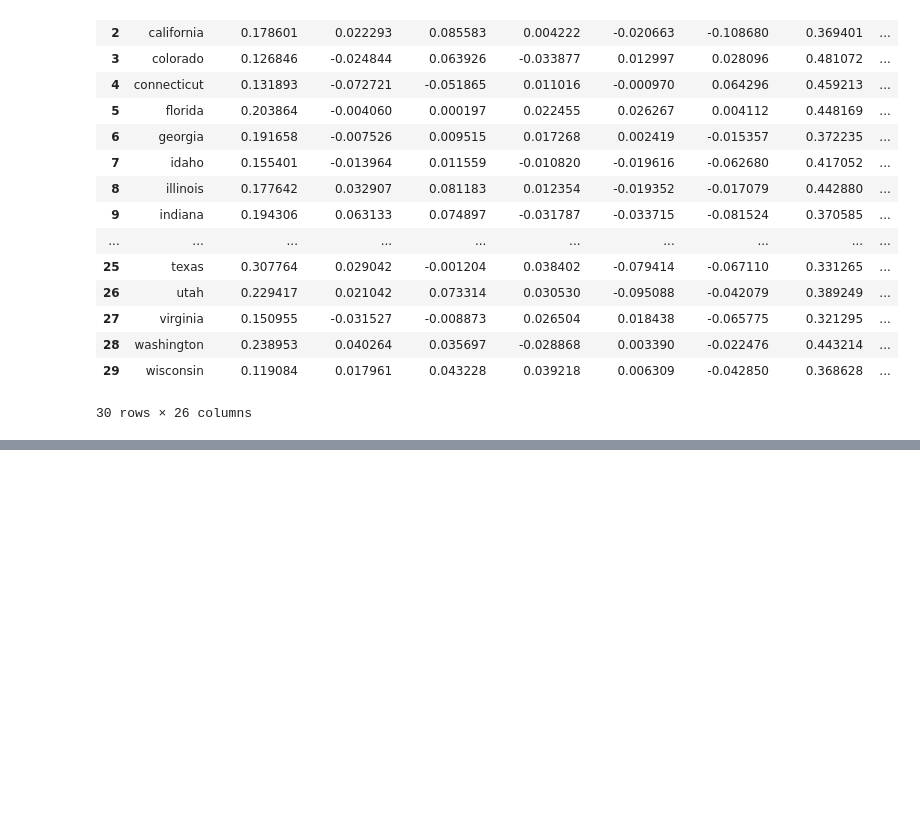
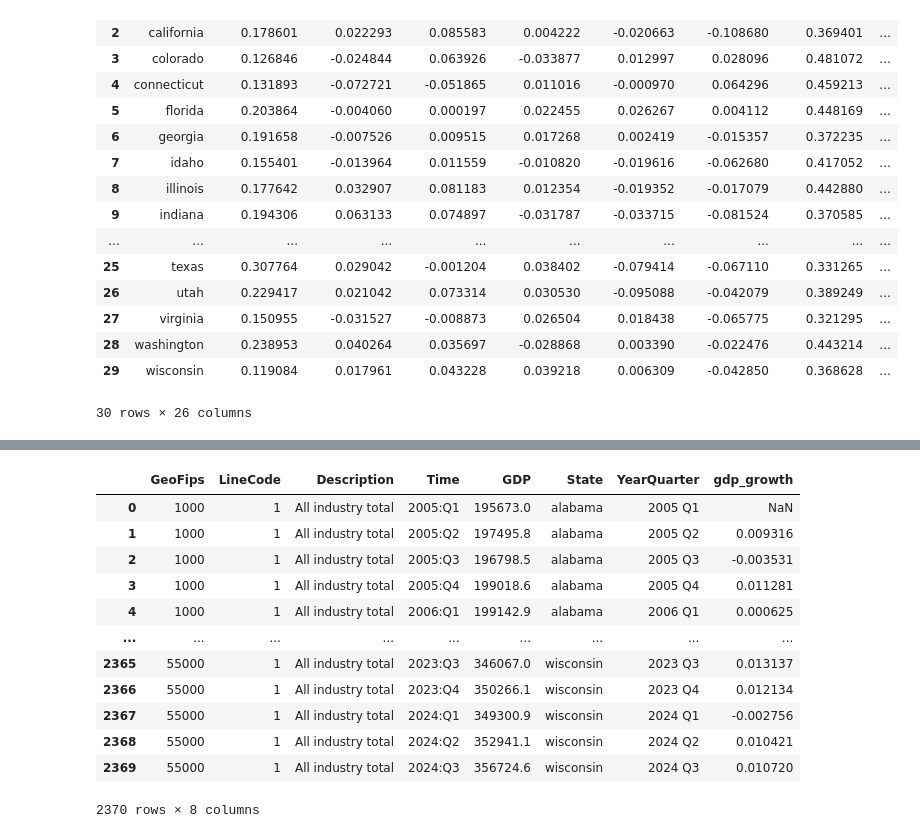
Before and after one commit to DMChakrabarti013/macro_matrics, a Jupyter notebook: syntethic_control_supervised.ipynb, the cells around one changed output, grey strips where cells are left out. Saved outputs shown, nothing was run; the diff lists cells and outputs as text; code cells hidden in the pictures; blank space fills up the shorter version.

```diff
--- a/syntethic_control_supervised.ipynb
+++ b/syntethic_control_supervised.ipynb
@@ -145,0 +174,16 @@ combined_dynamics_df_filtered
+# %%
+gdp_growth_df
+# %% [output]
+|  | GeoFips | LineCode | Description | Time | GDP | State | YearQuarter | gdp_growth |
+| 0 | 1000 | 1 | All industry total | 2005:Q1 | 195673.0 | alabama | 2005 Q1 | NaN |
+| 1 | 1000 | 1 | All industry total | 2005:Q2 | 197495.8 | alabama | 2005 Q2 | 0.009316 |
+| 2 | 1000 | 1 | All industry total | 2005:Q3 | 196798.5 | alabama | 2005 Q3 | -0.003531 |
+| 3 | 1000 | 1 | All industry total | 2005:Q4 | 199018.6 | alabama | 2005 Q4 | 0.011281 |
+| 4 | 1000 | 1 | All industry total | 2006:Q1 | 199142.9 | alabama | 2006 Q1 | 0.000625 |
+| ... | ... | ... | ... | ... | ... | ... | ... | ... |
+| 2365 | 55000 | 1 | All industry total | 2023:Q3 | 346067.0 | wisconsin | 2023 Q3 | 0.013137 |
+| 2366 | 55000 | 1 | All industry total | 2023:Q4 | 350266.1 | wisconsin | 2023 Q4 | 0.012134 |
+| 2367 | 55000 | 1 | All industry total | 2024:Q1 | 349300.9 | wisconsin | 2024 Q1 | -0.002756 |
+| 2368 | 55000 | 1 | All industry total | 2024:Q2 | 352941.1 | wisconsin | 2024 Q2 | 0.010421 |
+| 2369 | 55000 | 1 | All industry total | 2024:Q3 | 356724.6 | wisconsin | 2024 Q3 | 0.010720 |
+2370 rows × 8 columns
```
Also changed, not shown: parts of 25 cells of this notebook.
